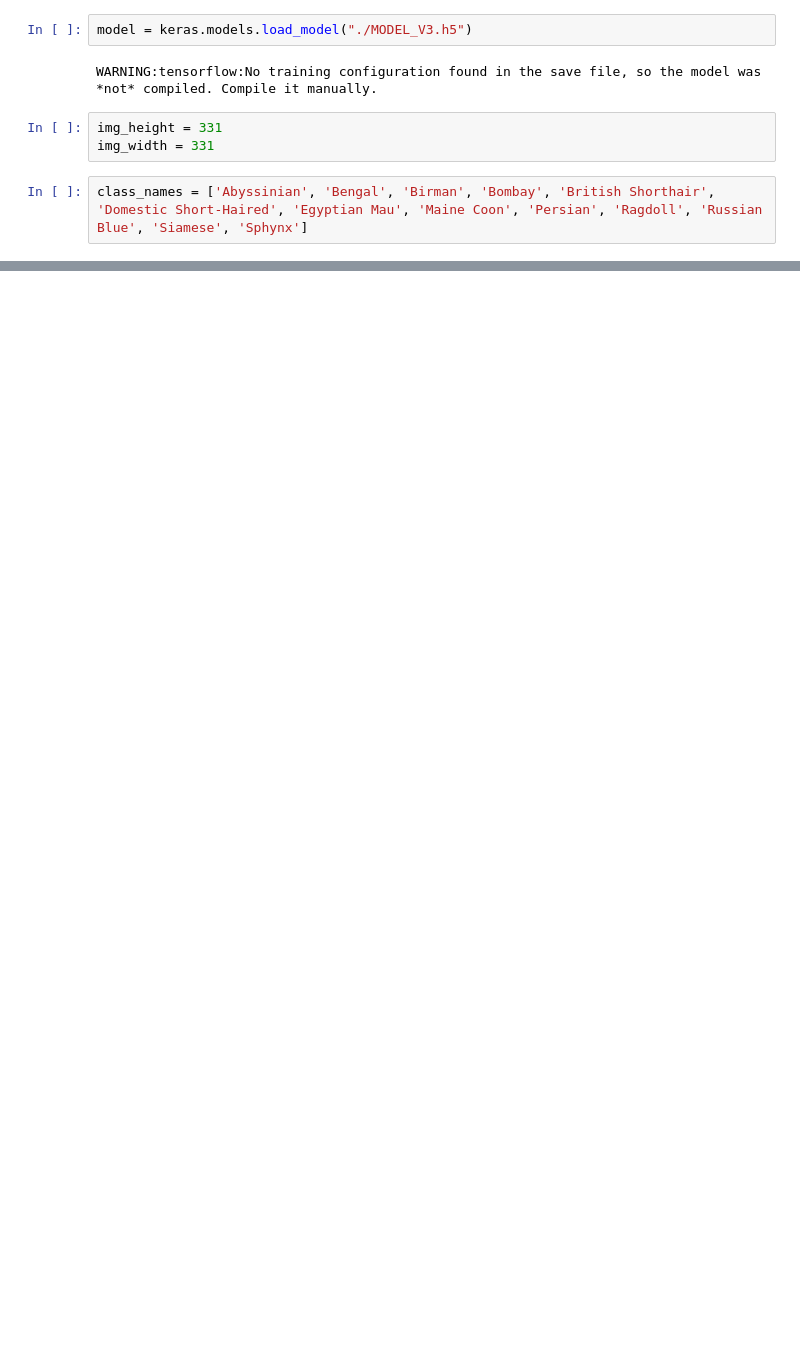
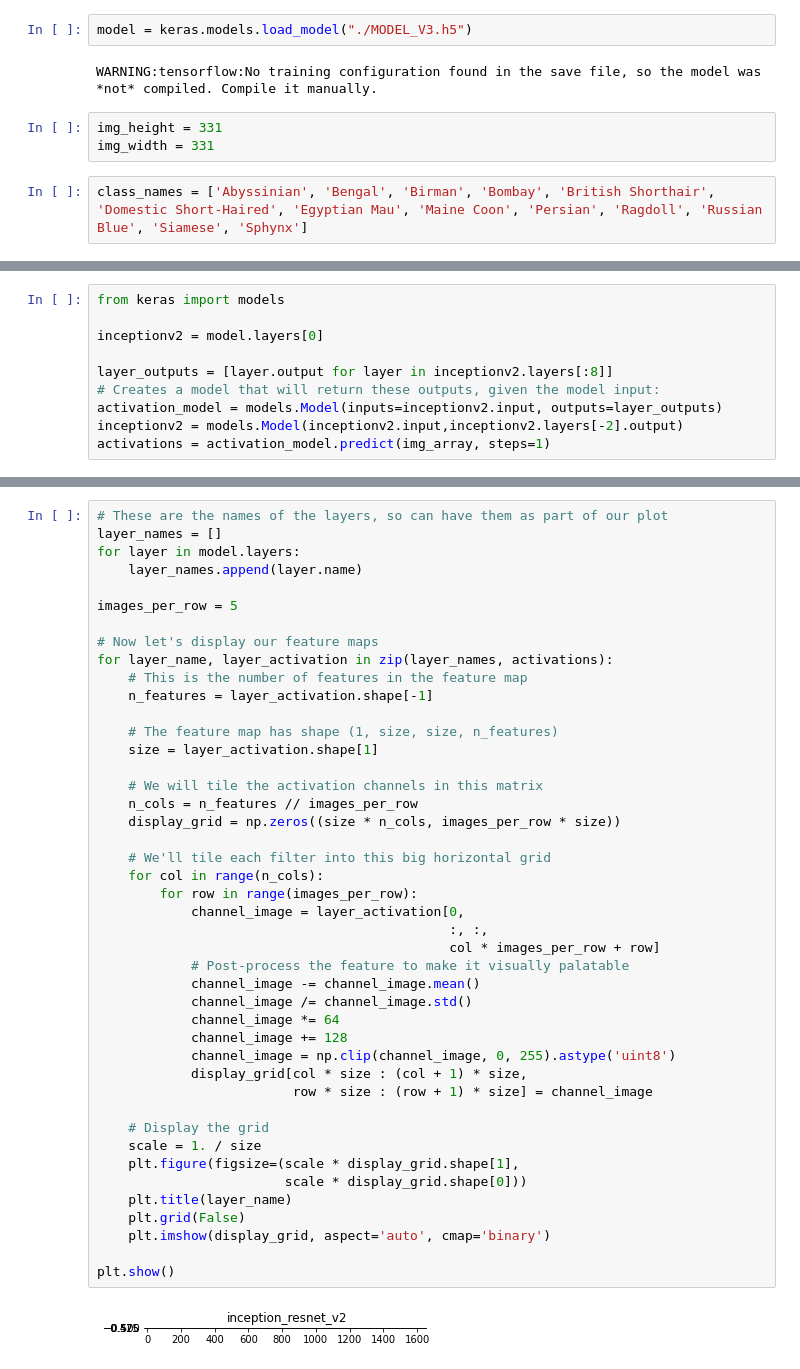
Before and after one commit to Catyousha/cat-classifier, a Jupyter notebook: Testing_v3.ipynb, the cells around one changed output, grey strips where cells are left out. Drawn from its saved outputs; the diff is of its cells as text; blank space fills up the shorter version.

```diff
--- a/Testing_v3.ipynb
+++ b/Testing_v3.ipynb
@@ -46,0 +85,10 @@ Sphynx 18.468618392944336 %
+# %%
+from keras import models
+
+inceptionv2 = model.layers[0]
+
+layer_outputs = [layer.output for layer in inceptionv2.layers[:8]]
+# Creates a model that will return these outputs, given the model input:
+activation_model = models.Model(inputs=inceptionv2.input, outputs=layer_outputs)
+inceptionv2 = models.Model(inceptionv2.input,inceptionv2.layers[-2].output)
+activations = activation_model.predict(img_array, steps=1)
@@ -46,0 +97,46 @@ Sphynx 18.468618392944336 %
+# %%
+# These are the names of the layers, so can have them as part of our plot
+layer_names = []
+for layer in model.layers:
+    layer_names.append(layer.name)
+
+images_per_row = 5
+
+# Now let's display our feature maps
+for layer_name, layer_activation in zip(layer_names, activations):
+    # This is the number of features in the feature map
+    n_features = layer_activation.shape[-1]
+
+    # The feature map has shape (1, size, size, n_features)
+    size = layer_activation.shape[1]
+
+    # We will tile the activation channels in this matrix
+    n_cols = n_features // images_per_row
+    display_grid = np.zeros((size * n_cols, images_per_row * size))
+
+    # We'll tile each filter into this big horizontal grid
+    for col in range(n_cols):
+        for row in range(images_per_row):
+            channel_image = layer_activation[0,
+                                             :, :,
+                                             col * images_per_row + row]
+            # Post-process the feature to make it visually palatable
+            channel_image -= channel_image.mean()
+            channel_image /= channel_image.std()
+            channel_image *= 64
+            channel_image += 128
+            channel_image = np.clip(channel_image, 0, 255).astype('uint8')
+            display_grid[col * size : (col + 1) * size,
+                         row * size : (row + 1) * size] = channel_image
+
+    # Display the grid
+    scale = 1. / size
+    plt.figure(figsize=(scale * display_grid.shape[1],
+                        scale * display_grid.shape[0]))
+    plt.title(layer_name)
+    plt.grid(False)
+    plt.imshow(display_grid, aspect='auto', cmap='binary')
+
+plt.show()
+# %% [output]
+[figure, added]
```
Also changed, not shown: parts of 16 cells of this notebook, 25 other files.
